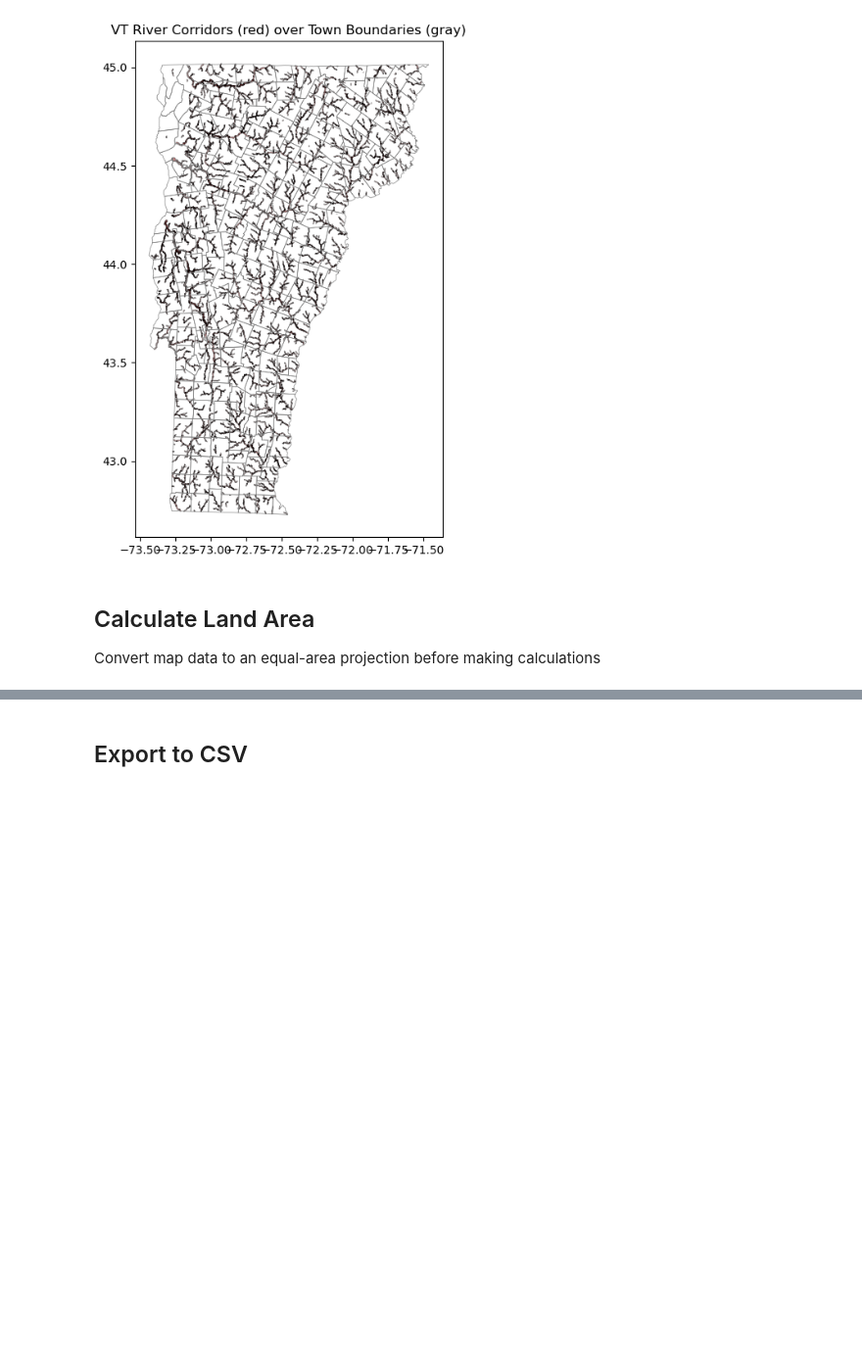
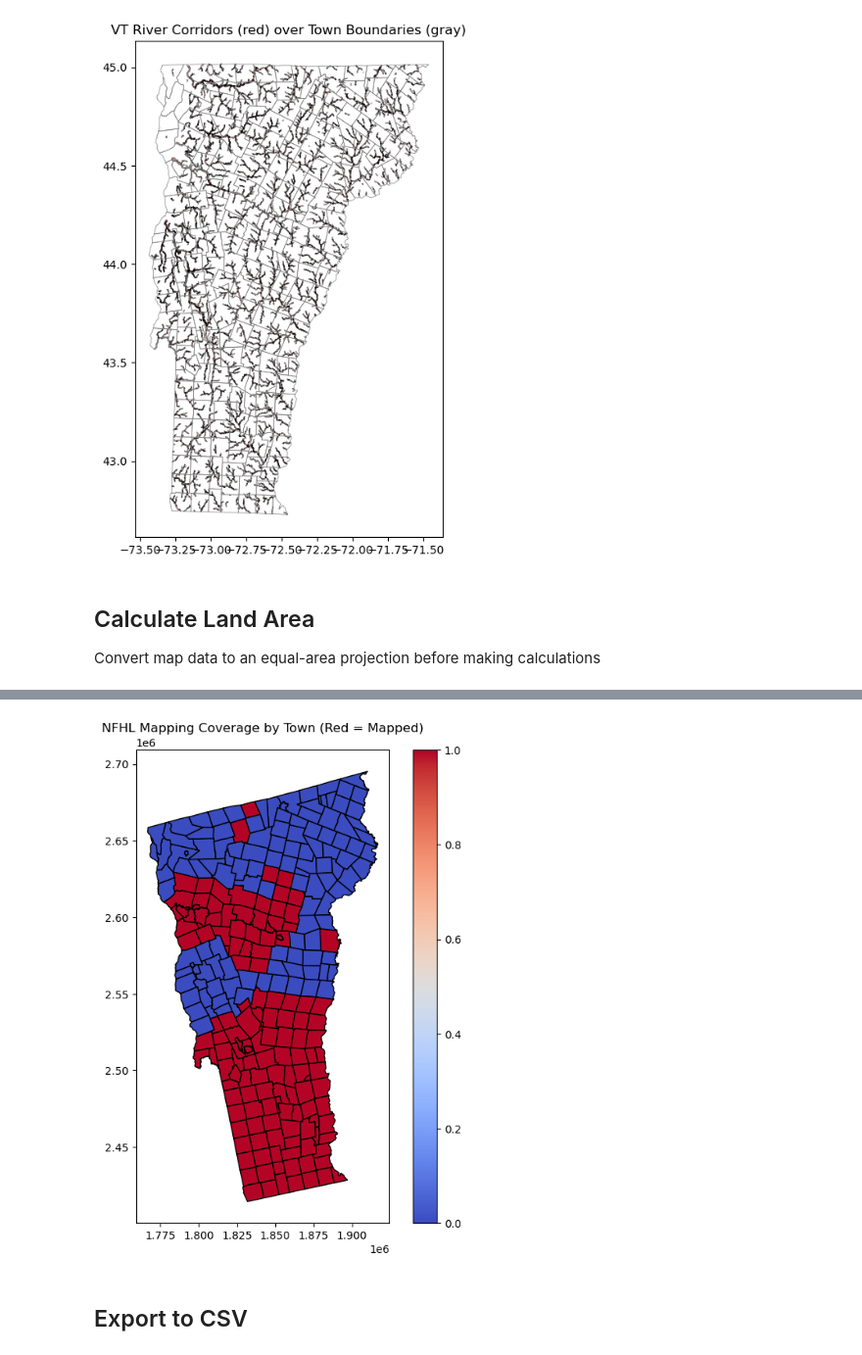
Before and after one commit to jakedurell/hazard-funding-comp, a Jupyter notebook: notebooks/01_etl_gis.ipynb, the cells around one changed output, grey strips where cells are left out. Shown at 98% size. Drawn from its saved outputs; the diff is of its cells as text; code cells hidden in the pictures; blank space fills up the shorter version.

```diff
--- a/notebooks/01_etl_gis.ipynb
+++ b/notebooks/01_etl_gis.ipynb
@@ -250,3 +260,39 @@ gdf_census_proj["town_area_sqm"] = gdf_census_proj.geometry.area
+# %%
+# add NFHL missing flag
+
+# calculate area of intersection between each town and all flood zones
+gdf_census_proj["nfhl_intersect_area"] = 0.0
+
+for idx, town in gdf_census_proj.iterrows():
+    # intersect with all flood zones
+    intersection = gpd.overlay(
+        gpd.GeoDataFrame([town], crs=gdf_census_proj.crs),
+        gdf_flood_proj,
+        how="intersection",
+    )
+    # sum area of intersection
+    intersect_area = intersection.geometry.area.sum()
+    gdf_census_proj.at[idx, "nfhl_intersect_area"] = intersect_area
+
+# set a threshold, else the flag will be set for a single point, and every surrounding town will be flagged as covered by NFHL
+# a 0.01 threshold removes most of the false positives, but 5% removes the two remaining false positives
+gdf_census_proj["nfhl_covered_flag"] = (
+    (gdf_census_proj["nfhl_intersect_area"] / gdf_census_proj["town_area_sqm"])
+    > 0.05  # 5%
+).astype(int)
+
+# plot the flag to confirm
+gdf_census_proj.plot(
+    column="nfhl_covered_flag",
+    cmap="coolwarm",
+    legend=True,
+    figsize=(8, 8),
+    edgecolor="black",
+)
+plt.title("NFHL Mapping Coverage by Town (Red = Mapped)")
+plt.show()
+# %% [output]
+[figure, added]
 # %%
 # calculate percent river corridor per town
 river_percents = []
```
Also changed, not shown: parts of 6 cells of this notebook, 4 other files.
